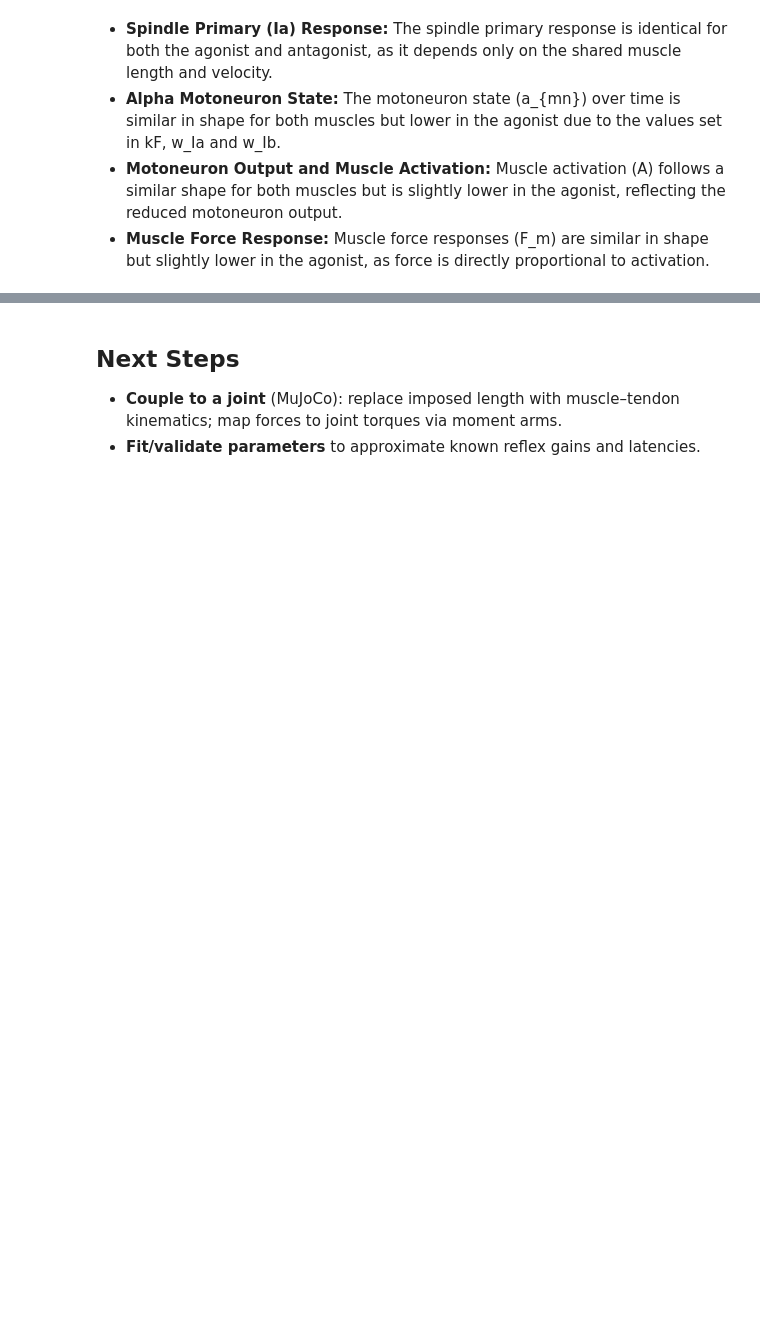
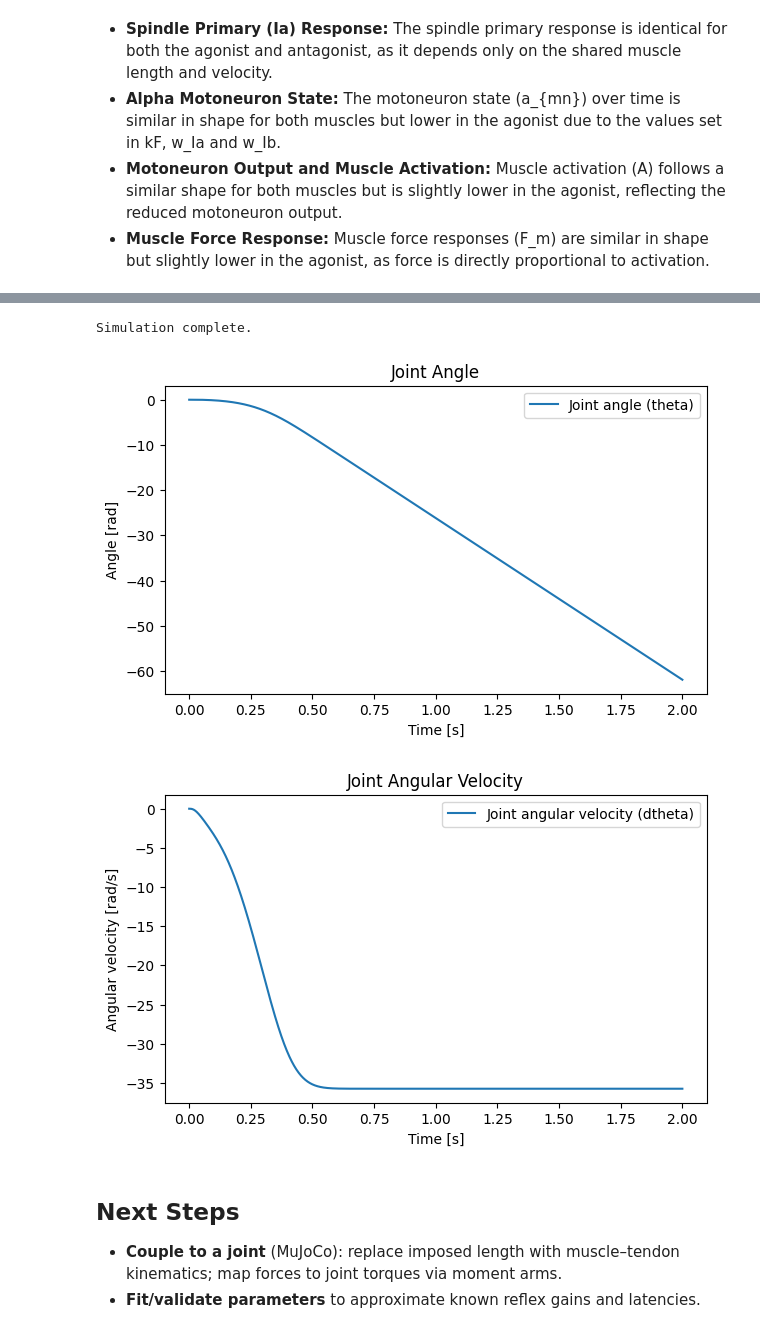
Before and after one commit to MetthewB/NX-492, a Jupyter notebook: script/stretch_reflex_toy.ipynb, the cells around one changed output, grey strips where cells are left out. Cells and saved outputs as stored; diff of their text form; code cells hidden in the pictures; blank space fills up the shorter version.

Commit message:
Added joint

```diff
--- a/script/stretch_reflex_toy.ipynb
+++ b/script/stretch_reflex_toy.ipynb
@@ -448,3 +530,44 @@ plt.close()
+# %%
+I = 0.01  # Joint moment of inertia [kg·m^2]
+L0 = 1.0  # Resting length of agonist muscle [norm]
+L0_ant = 1.0  # Resting length of antagonist muscle [norm]
+r = 0.05  # Moment arm of agonist [m]
+r_ant = 0.05  # Moment arm of antagonist [m]
+# %%
+sol = solve_ivp(lambda t, y: reflex_ode_joint(t, y, sp, gb, mn, mp, sp_ant, gb_ant, mn_ant, mp_ant, L0, L0_ant, r, r_ant, I),
+                t_span, y0, t_eval=t_eval, rtol=1e-6, atol=1e-8)
+
+theta = sol.y[4]
+dtheta = sol.y[5]
+
+print("Simulation complete.")
+# %% [output]
+Simulation complete.
+# %%
+JOINT_DIR = SAVE_DIR + "joint/"
+os.makedirs(JOINT_DIR, exist_ok=True)
+# %%
+# Plot results
+plt.figure()
+plt.plot(t, theta, label="Joint angle (theta)")
+plt.xlabel("Time [s]"); plt.ylabel("Angle [rad]")
+plt.title("Joint Angle")
+plt.legend()
+plt.savefig(os.path.join(JOINT_DIR, "theta.png"))
+plt.show()
+plt.close()
+
+plt.figure()
+plt.plot(t, dtheta, label="Joint angular velocity (dtheta)")
+plt.xlabel("Time [s]"); plt.ylabel("Angular velocity [rad/s]")
+plt.title("Joint Angular Velocity")
+plt.legend()
+plt.savefig(os.path.join(JOINT_DIR, "dtheta.png"))
+plt.show()
+plt.close()
+# %% [output]
+[figure, added]
+[figure, added]
 # %% [markdown]
 ## Next Steps
 
```
Also changed, not shown: parts of 6 cells of this notebook, 3 other files.
